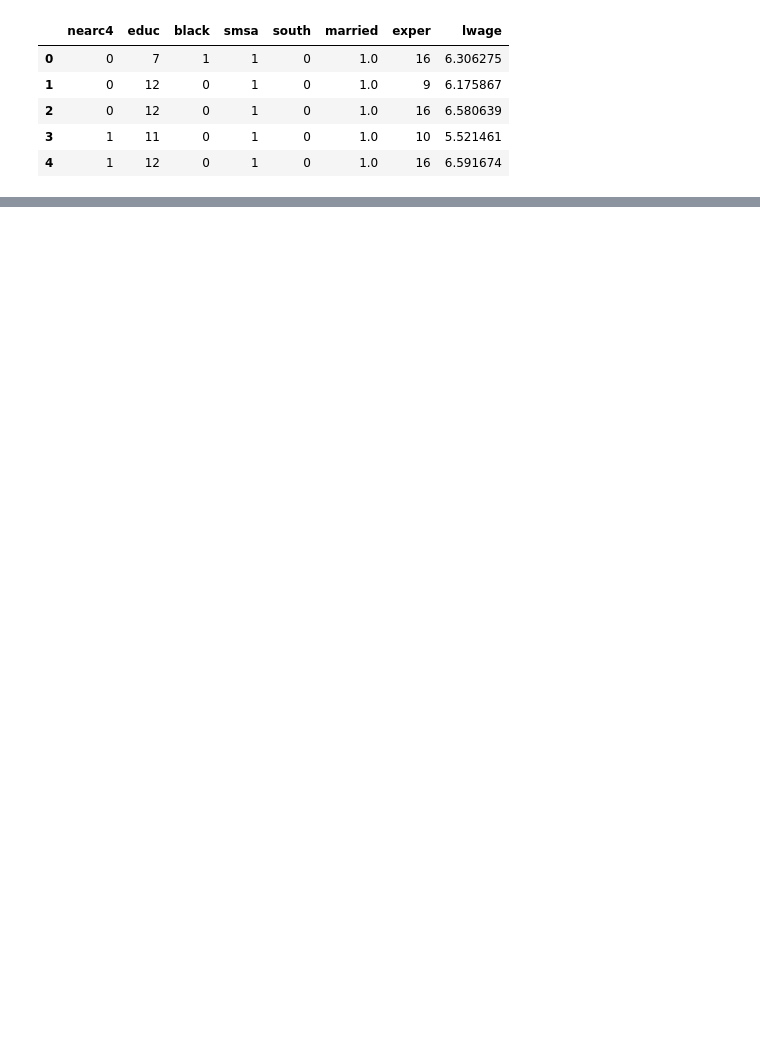
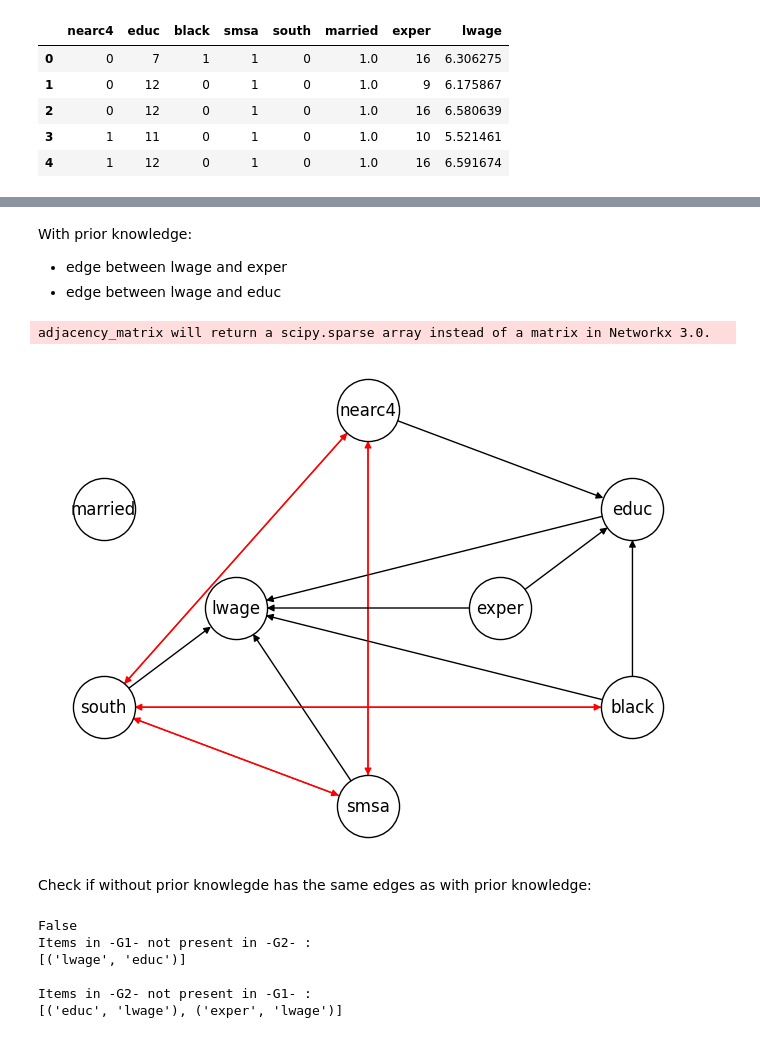
Before and after one commit to FemkeBakker/ProjectCausalDataScience, a Jupyter notebook: PC.ipynb, the cells around one changed output, grey strips where cells are left out. Saved outputs shown, nothing was run; the diff lists cells and outputs as text; code cells hidden in the pictures; blank space fills up the shorter version.

```diff
--- a/PC.ipynb
+++ b/PC.ipynb
@@ -36,0 +86,45 @@ np.random.seed(0)
+# %% [markdown]
+With prior knowledge:
+- edge between lwage and exper
+- edge between lwage and educ
+# %%
+pc = cdt.causality.graph.PC(CItest="gaussian", alpha=alpha)
+
+
+### Define background knowledge ###
+prior_graph = nx.DiGraph() # Create a graph to hold our background knowledge
+prior_graph.add_nodes_from(df.columns) # Add nodes
+prior_graph.add_edges_from([('exper', 'lwage'), ('lwage', 'exper')])
+prior_graph.add_edges_from([('lwage', 'educ'), ('educ', 'lwage')])
+
+fixed_edges = pd.DataFrame(nx.adjacency_matrix(prior_graph).todense()) # Symmetric adjacency matrix representing edges that exist
+fixed_gaps = pd.DataFrame(np.zeros((8,8), dtype=int)) # Symmetric adjacency matrix representing edges that canNOT exist
+
+
+### Run PC ###
+pc.arguments['{CITEST}'] = pc.dir_CI_test[pc.CI_test]
+pc.arguments['{METHOD_INDEP}'] = pc.dir_method_indep[pc.CI_test]
+pc.arguments['{DIRECTED}'] = 'TRUE'
+pc.arguments['{ALPHA}'] = str(pc.alpha)
+pc.arguments['{NJOBS}'] = str(pc.njobs)
+result = pc._run_pc(df, fixedEdges=fixed_edges, fixedGaps=fixed_gaps)
+pc_graph_gaus_pk = nx.relabel_nodes(nx.DiGraph(result), {idx: i for idx, i in enumerate(df.columns)})
+
+### Visalise ###
+colors = ['red'  if (y,x) in pc_graph_gaus_pk.edges() else 'black' for (x,y) in pc_graph_gaus_pk.edges()]
+nx.draw(pc_graph_gaus_pk, with_labels=True, node_size=2000, node_color='w', edgecolors ='black', pos=pos, edge_color=colors)
+# %% [output]
+adjacency_matrix will return a scipy.sparse array instead of a matrix in Networkx 3.0.
+[figure, added]
+# %% [markdown]
+Check if without prior knowlegde has the same edges as with prior knowledge:
+# %%
+print(pc_graph_gaus.edges() == pc_graph_gaus_pk.edges())
+compare_edges(pc_graph_gaus,pc_graph_gaus_pk)
+# %% [output]
+False
+Items in -G1- not present in -G2- :
+[('lwage', 'educ')]
+
+Items in -G2- not present in -G1- :
+[('educ', 'lwage'), ('exper', 'lwage')]
```
Also changed, not shown: parts of 9 cells of this notebook, 1 other file.
